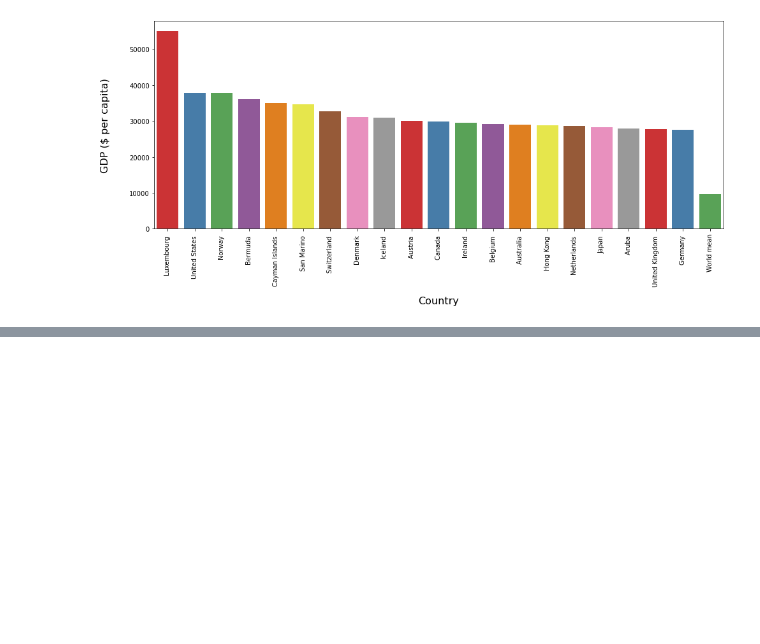
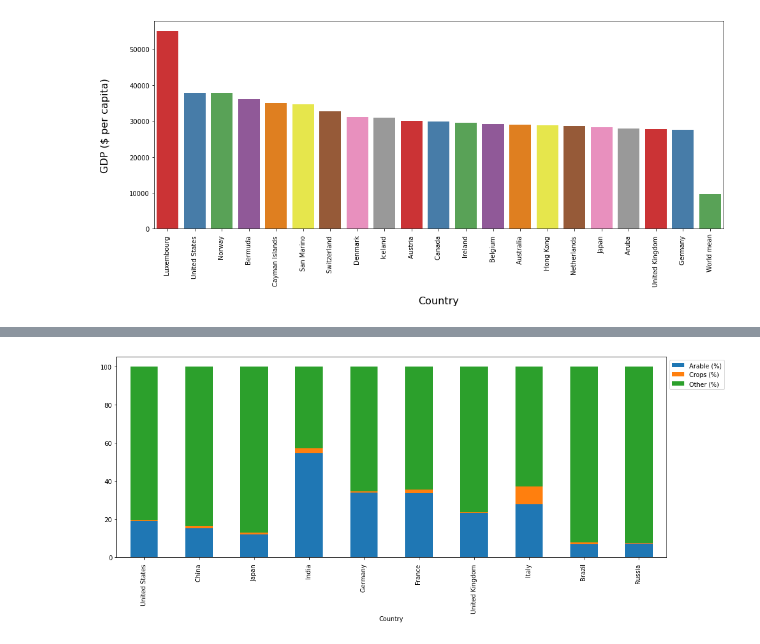
Before and after one commit to polashdas040/GDP-Analysis, a Jupyter notebook: GDP Analysis.ipynb, the cells around one changed output, grey strips where cells are left out. Saved outputs shown, nothing was run; the diff lists cells and outputs as text; code cells hidden in the pictures; blank space fills up the shorter version.

```diff
--- a/GDP Analysis.ipynb
+++ b/GDP Analysis.ipynb
@@ -205,0 +324,8 @@ rmse_test: 3206.7322747965322 msle_test: 0.17292106764606635
+# %%
+plot_data = top_gdp_countries[['Country','Arable (%)', 'Crops (%)', 'Other (%)']]
+plot_data = plot_data.set_index('Country')
+ax = plot_data.plot.bar(stacked=True,figsize=(16,6))
+ax.legend(bbox_to_anchor=(1, 1))
+plt.show()
+# %% [output]
+[figure, added]
```
Also changed, not shown: parts of 14 cells of this notebook, 2 other files.
